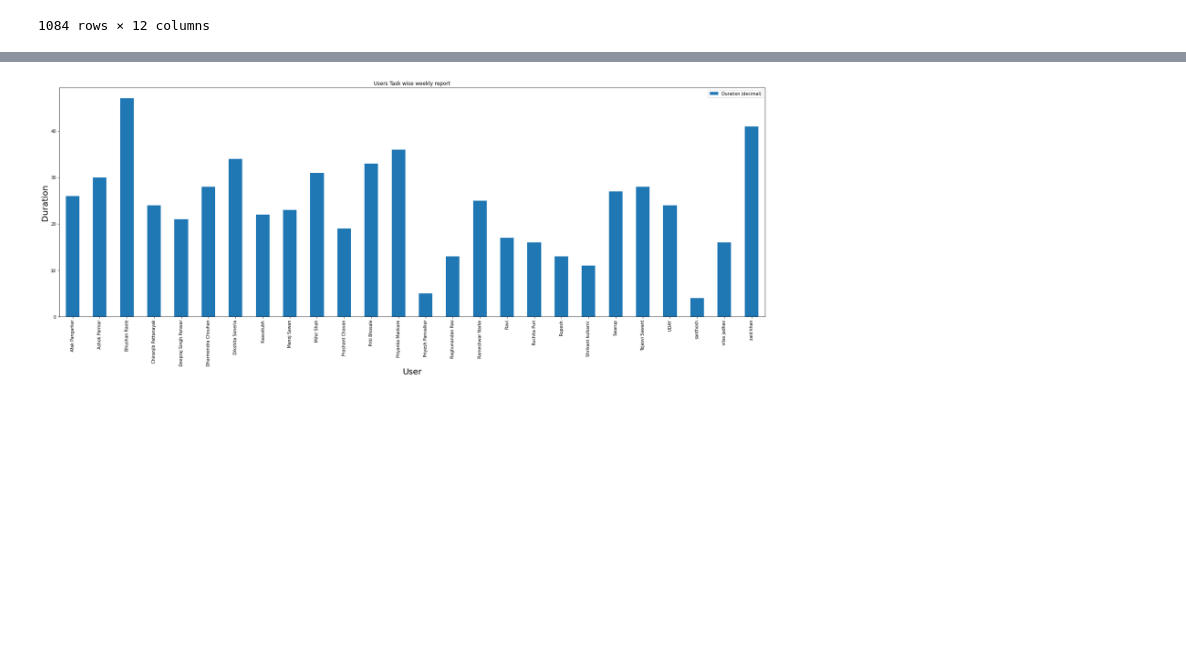
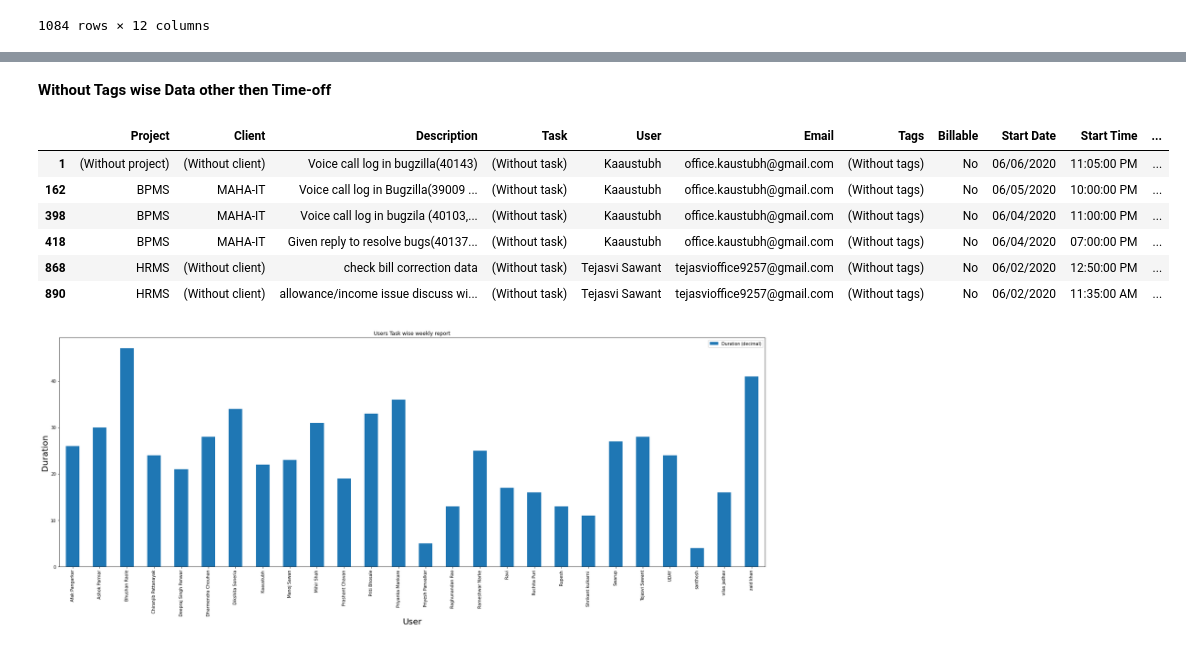
Before and after one commit to dharmendra-chouhan/-DEAS-Accounts---Municipal-Corporation, a Jupyter notebook: Timesheet.ipynb, the cells around one changed output, grey strips where cells are left out. Drawn from its saved outputs; the diff is of its cells as text; code cells hidden in the pictures; blank space fills up the shorter version.

```diff
--- a/Timesheet.ipynb
+++ b/Timesheet.ipynb
@@ -132,3 +181,17 @@ plt.show()
+# %% [markdown]
+**Without Tags wise Data other then Time-off**
+# %%
+#@title  {display-mode: "form"}
+
+clockifywithouttab[~clockifywithouttab['Project'].isin(['Time-off'])]
+# %% [output]
+|  | Project | Client | Description | Task | User | Email | Tags | Billable | Start Date | Start Time | ... |
+| 1 | (Without project) | (Without client) | Voice call log in bugzilla(40143) | (Without task) | Kaaustubh | office.kaustubh@gmail.com | (Without tags) | No | 06/06/2020 | 11:05:00 PM | ... |
+| 162 | BPMS | MAHA-IT | Voice call log in Bugzilla(39009 ... | (Without task) | Kaaustubh | office.kaustubh@gmail.com | (Without tags) | No | 06/05/2020 | 10:00:00 PM | ... |
+| 398 | BPMS | MAHA-IT | Voice call log in bugzila (40103,... | (Without task) | Kaaustubh | office.kaustubh@gmail.com | (Without tags) | No | 06/04/2020 | 11:00:00 PM | ... |
+| 418 | BPMS | MAHA-IT | Given reply to resolve bugs(40137... | (Without task) | Kaaustubh | office.kaustubh@gmail.com | (Without tags) | No | 06/04/2020 | 07:00:00 PM | ... |
+| 868 | HRMS | (Without client) | check bill correction data | (Without task) | Tejasvi Sawant | tejasvioffice9257@gmail.com | (Without tags) | No | 06/02/2020 | 12:50:00 PM | ... |
+| 890 | HRMS | (Without client) | allowance/income issue discuss wi... | (Without task) | Tejasvi Sawant | tejasvioffice9257@gmail.com | (Without tags) | No | 06/02/2020 | 11:35:00 AM | ... |
 # %%
 #@title  {display-mode: "form"}
 import pandas as pd
```
Also changed, not shown: parts of 7 cells of this notebook.
